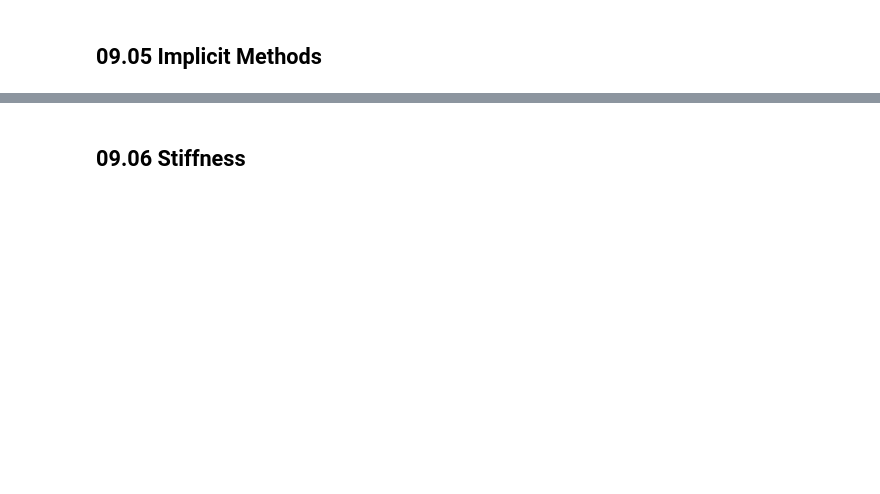
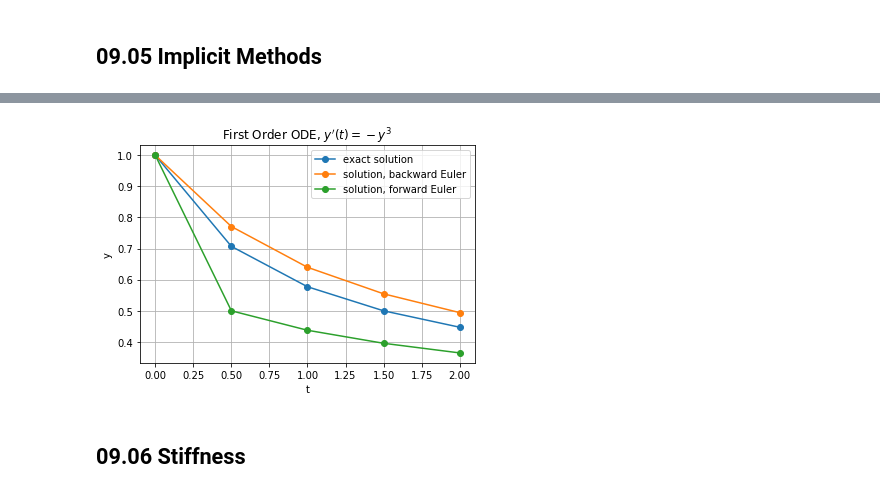
Before and after one commit to marcoemorais/numerics-python, a Jupyter notebook: notes/09-Initial-Value-Problems-for-ODE.ipynb, the cells around one changed output, grey strips where cells are left out. Saved outputs shown, nothing was run; the diff lists cells and outputs as text; code cells hidden in the pictures; blank space fills up the shorter version.

```diff
--- a/notes/09-Initial-Value-Problems-for-ODE.ipynb
+++ b/notes/09-Initial-Value-Problems-for-ODE.ipynb
@@ -265,2 +446,67 @@ Global error will be **greater** than sum of local errors when solution is unsta
+# %%
+import math
+import matplotlib.pyplot as plt
+import numpy as np
+import scipy.optimize as optimize
+
+%matplotlib inline
+
+def backward_euler(fty, t0, y0, hk, nsteps):
+    """
+    Solve the ODE at y(t0) = y0 using backward Euler method.
+
+    fty is a function that evaluates y^{(i)}(t) at t for i=1..n.
+    t0, y0 are the initial values.
+    hk is the step-size.
+    nsteps is the number of steps.
+
+    Returns the approximate values of the solution at (t_i, y_i).
+    """
+    tk, yk = np.zeros(nsteps+1), np.zeros((nsteps+1, y0.size))
+    tk[0], yk[0,:] = t0, y0
+    for k in range(nsteps):
+        tk[k+1] = tk[k] + hk
+        # Solve 0 = yk + hk * f(tk1, yk1) - yk1 for yk1.
+        f = lambda y: yk[k] + hk*fty(tk[k+1], y) - y
+        ftyk = optimize.root(f, yk[k])
+        # Solution yk1 becomes the next yk.
+        yk[k+1] = ftyk.x
+    # NOTE(mmorais): Solution to n derivatives is first eqtn, y'(t) = y.
+    return tk, yk[:,0]
+
+
+def fty(t, y):
+    """
+    Evaluate the n differential equations y^{(i)}(t) at t for i=1..n.
+    """
+    return -1.*math.pow(y[0], 3)
+
+
+# Initial values and number of steps.
+t0, y0, hk, nsteps = 0., np.array([1.]), 0.5, 4
+
+# Compute the solution using backward Euler method.
+tk, yk = backward_euler(fty, t0, y0, hk, nsteps)
+
+# Compute the solution using forward Euler method.
+tke, yke = euler(fty, t0, y0, hk, nsteps)
+
+# Compute the exact solution.
+fy = lambda t: 1./math.sqrt(2.*t + 1.)
+vfy = np.vectorize(fy)
+yexact = vfy(tk)
+
+# Plot approximate solution using Euler's method vs exact soltn.
+plt.plot(tk, yexact, marker='o', label='exact solution')
+plt.plot(tk, yk, marker='o', label='solution, backward Euler')
+plt.plot(tke, yke, marker='o', label='solution, forward Euler')
+plt.title("First Order ODE, $y'(t) = -y^3$")
+plt.ylabel('y')
+plt.xlabel('t')
+plt.grid()
+plt.legend()
+plt.show()
+# %% [output]
+[figure, added]
 # %% [markdown]
 ## 09.06 Stiffness
```
Also changed, not shown: parts of 20 cells of this notebook, 1 other file.
